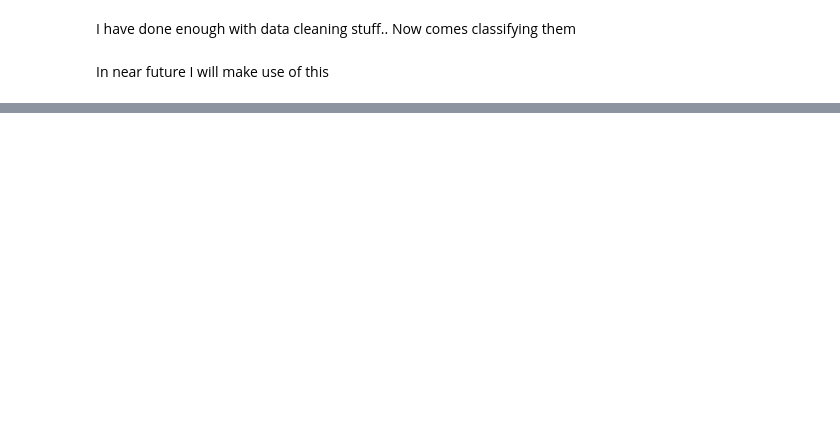
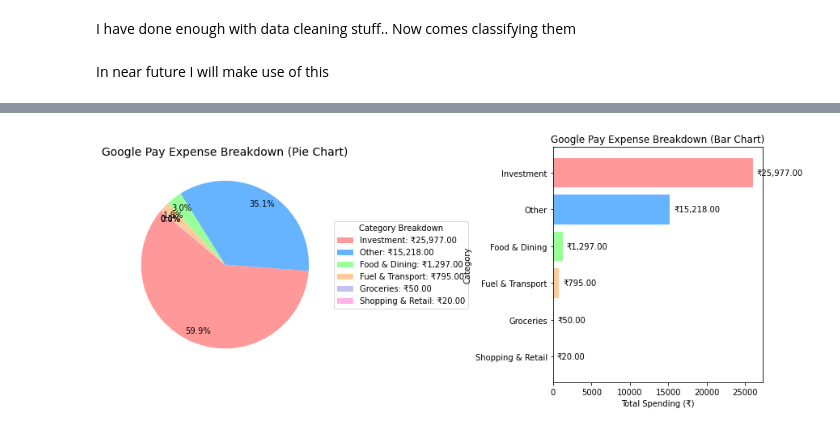
Before and after one commit to KOAwesome/Gpay-Spending-Statement-Analysis, a Jupyter notebook: Gpay Statement analysis.ipynb, the cells around one changed output, grey strips where cells are left out. Saved outputs shown, nothing was run; the diff lists cells and outputs as text; code cells hidden in the pictures; blank space fills up the shorter version.

```diff
--- a/Gpay Statement analysis.ipynb
+++ b/Gpay Statement analysis.ipynb
@@ -252,0 +480,49 @@ only showing top 20 rows
+# %%
+import matplotlib.pyplot as plt
+
+# Convert Spark DataFrame to Pandas
+df_pandas = df_gpay.filter((F.col('time_stamp') >= '2024-12-31') & ((F.col('transaction_type') == 'Paid')| (F.col('transaction_type')== 'Sent'))).select("Category", "price").toPandas()
+
+# Group by Category and sum prices
+category_totals = df_pandas.groupby("Category")["price"].sum().sort_values(ascending=False)
+
+# Define distinct colors (adjust as needed)
+colors = ["#ff9999", "#66b3ff", "#99ff99", "#ffcc99", "#c2c2f0", "#ffb3e6", "#ff6666", "#ffcc66", "#99ccff", "#66ff66"]
+
+# Format labels with category name & total spending
+labels = [f"{cat}: ₹{total:,.2f}" for cat, total in zip(category_totals.index, category_totals.values)]
+
+## 🎯 1. PIE CHART
+plt.figure(figsize=(12, 5))
+plt.subplot(1, 2, 1)  # 1 row, 2 columns, position 1
+wedges, _, autotexts = plt.pie(
+    category_totals,
+    labels=None,  # Hide direct labels on the pie
+    autopct="%1.1f%%",
+    colors=colors,
+    textprops={'fontsize': 10},  # Set font size for percentage text
+    startangle=140,  # Rotate for better layout
+    pctdistance=0.85  # Push percentage text inside the pie
+)
+# Add a legend with category totals
+plt.legend(wedges, labels, title="Category Breakdown", loc="center left", bbox_to_anchor=(1, 0.5), fontsize=10)
+plt.title("Google Pay Expense Breakdown (Pie Chart)", fontsize=14)
+
+## 🎯 2. BAR CHART
+plt.subplot(1, 2, 2)  # 1 row, 2 columns, position 2
+bars = plt.barh(category_totals.index, category_totals.values, color=colors[:len(category_totals)])
+plt.xlabel("Total Spending (₹)")
+plt.ylabel("Category")
+plt.title("Google Pay Expense Breakdown (Bar Chart)")
+
+# Add total values on bars
+for bar, total in zip(bars, category_totals.values):
+    plt.text(bar.get_width() + 500, bar.get_y() + bar.get_height()/2, f"₹{total:,.2f}", va='center', fontsize=10)
+
+plt.gca().invert_yaxis()  # Invert y-axis for better order
+
+## 🎯 SHOW BOTH PLOTS
+plt.tight_layout()
+plt.show()
+# %% [output]
+[figure, added]
```
Also changed, not shown: parts of 34 cells of this notebook.
